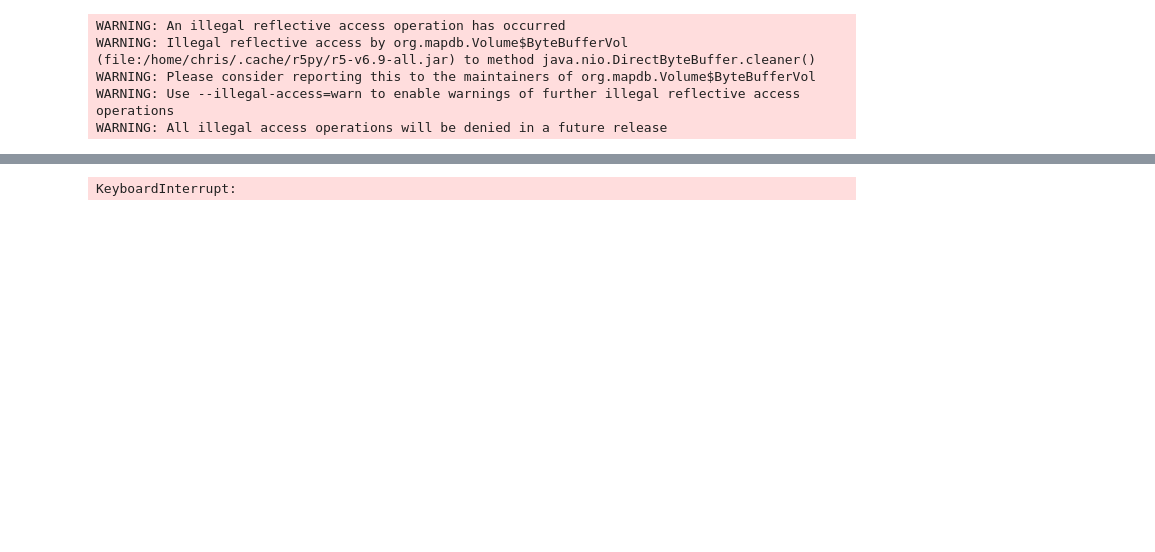
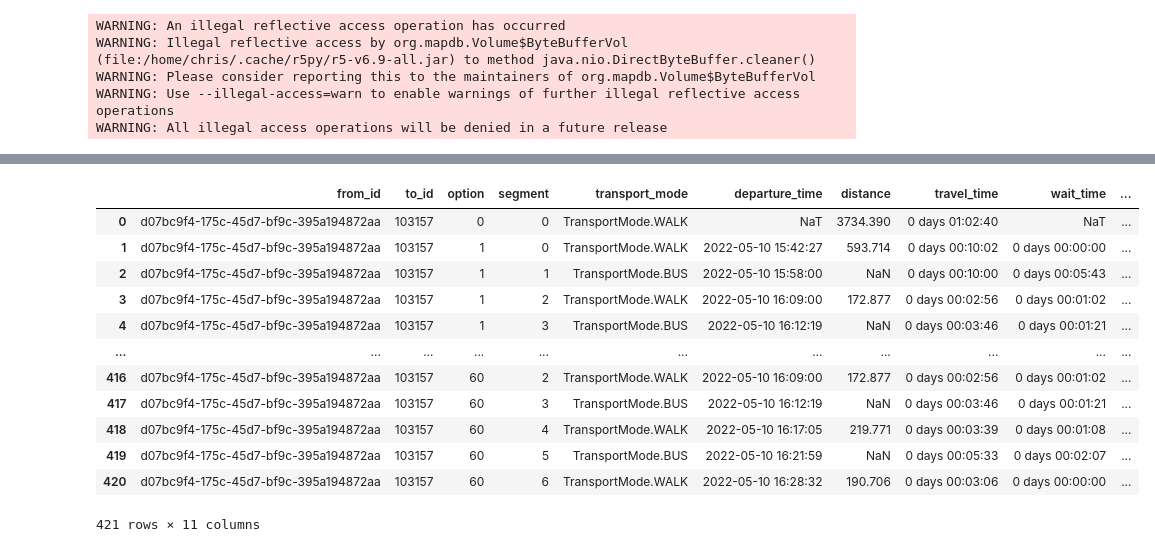
Before and after one commit to cmconlan/efficient_and_dynamic_accessibility_analysis, a Jupyter notebook: 00-test-routing.ipynb, the cells around one changed output, grey strips where cells are left out. Saved outputs shown, nothing was run; the diff lists cells and outputs as text; code cells hidden in the pictures; blank space fills up the shorter version.

```diff
--- a/00-test-routing.ipynb
+++ b/00-test-routing.ipynb
@@ -149,15 +147,30 @@ WARNING: All illegal access operations will be denied in a future release
 # %%
 travel_time_matrix_computer = r5py.DetailedItinerariesComputer(
     transport_network,
-    origins=oas_in_study,
-    destinations=poi_gdf,
+    origins=oas_in_study[:1],
+    destinations=poi_gdf[:1],
     departure=random_datetimes[0],
     transport_modes=[
         r5py.TransportMode.TRANSIT,
         r5py.TransportMode.WALK,
     ],
+    snap_to_network=True,
 )
 # %%
 travel_times = travel_time_matrix_computer.compute_travel_details()
-# %% [output]
-KeyboardInterrupt:
+# %%
+travel_times
+# %% [output]
+|  | from_id | to_id | option | segment | transport_mode | departure_time | distance | travel_time | wait_time | ... |
+| 0 | d07bc9f4-175c-45d7-bf9c-395a194872aa | 103157 | 0 | 0 | TransportMode.WALK | NaT | 3734.390 | 0 days 01:02:40 | NaT | ... |
+| 1 | d07bc9f4-175c-45d7-bf9c-395a194872aa | 103157 | 1 | 0 | TransportMode.WALK | 2022-05-10 15:42:27 | 593.714 | 0 days 00:10:02 | 0 days 00:00:00 | ... |
+| 2 | d07bc9f4-175c-45d7-bf9c-395a194872aa | 103157 | 1 | 1 | TransportMode.BUS | 2022-05-10 15:58:00 | NaN | 0 days 00:10:00 | 0 days 00:05:43 | ... |
+| 3 | d07bc9f4-175c-45d7-bf9c-395a194872aa | 103157 | 1 | 2 | TransportMode.WALK | 2022-05-10 16:09:00 | 172.877 | 0 days 00:02:56 | 0 days 00:01:02 | ... |
+| 4 | d07bc9f4-175c-45d7-bf9c-395a194872aa | 103157 | 1 | 3 | TransportMode.BUS | 2022-05-10 16:12:19 | NaN | 0 days 00:03:46 | 0 days 00:01:21 | ... |
+| ... | ... | ... | ... | ... | ... | ... | ... | ... | ... | ... |
+| 416 | d07bc9f4-175c-45d7-bf9c-395a194872aa | 103157 | 60 | 2 | TransportMode.WALK | 2022-05-10 16:09:00 | 172.877 | 0 days 00:02:56 | 0 days 00:01:02 | ... |
+| 417 | d07bc9f4-175c-45d7-bf9c-395a194872aa | 103157 | 60 | 3 | TransportMode.BUS | 2022-05-10 16:12:19 | NaN | 0 days 00:03:46 | 0 days 00:01:21 | ... |
+| 418 | d07bc9f4-175c-45d7-bf9c-395a194872aa | 103157 | 60 | 4 | TransportMode.WALK | 2022-05-10 16:17:05 | 219.771 | 0 days 00:03:39 | 0 days 00:01:08 | ... |
+| 419 | d07bc9f4-175c-45d7-bf9c-395a194872aa | 103157 | 60 | 5 | TransportMode.BUS | 2022-05-10 16:21:59 | NaN | 0 days 00:05:33 | 0 days 00:02:07 | ... |
+| 420 | d07bc9f4-175c-45d7-bf9c-395a194872aa | 103157 | 60 | 6 | TransportMode.WALK | 2022-05-10 16:28:32 | 190.706 | 0 days 00:03:06 | 0 days 00:00:00 | ... |
+421 rows × 11 columns
```
Also changed, not shown: parts of 8 cells of this notebook.
